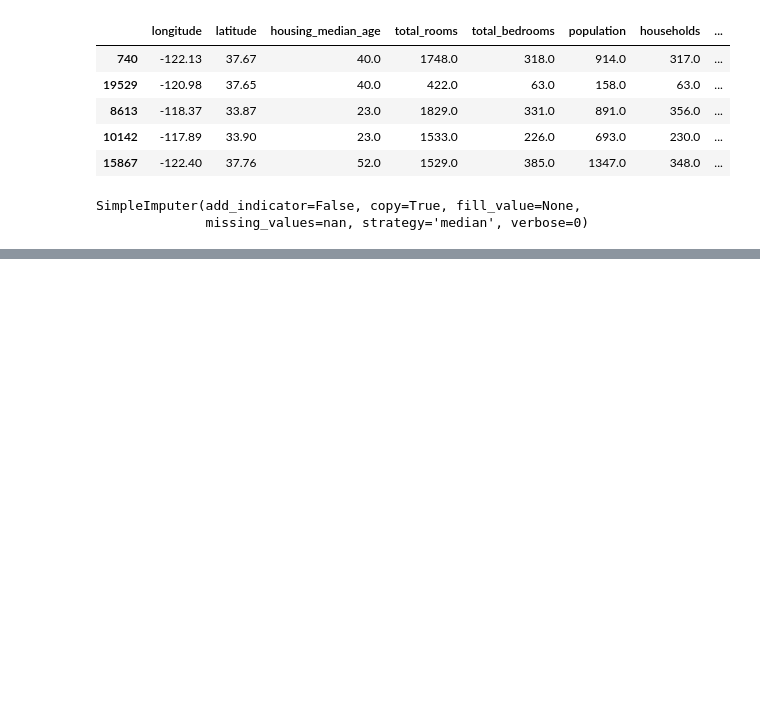
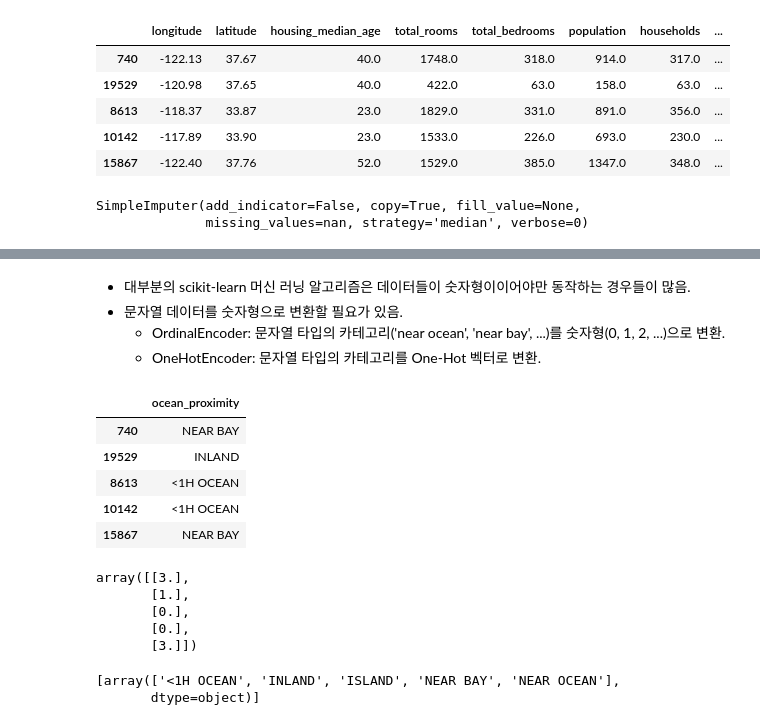
Before and after one commit to JakeOh/202011_itw_pyml_wkd, a Jupyter notebook: ml01.ipynb, the cells around one changed output, grey strips where cells are left out. Saved outputs shown, nothing was run; the diff lists cells and outputs as text; code cells hidden in the pictures; blank space fills up the shorter version.

```diff
--- a/ml01.ipynb
+++ b/ml01.ipynb
@@ -333,0 +402,16 @@ array([-118.49   ,   34.26   ,   29.     , 2122.5    ,  434.     ,
+# %% [markdown]
+* 대부분의 scikit-learn 머신 러닝 알고리즘은 데이터들이 숫자형이이어야만 동작하는 경우들이 많음.
+* 문자열 데이터를 숫자형으로 변환할 필요가 있음.
+    * OrdinalEncoder: 문자열 타입의 카테고리('near ocean', 'near bay', ...)를 숫자형(0, 1, 2, ...)으로 변환.
+    * OneHotEncoder: 문자열 타입의 카테고리를 One-Hot 벡터로 변환.
+# %%
+# 훈련 셋(housing)에서 문자열 타입의 컬럼들만 선택.
+housing_category = housing[['ocean_proximity']]
+housing_category.head()
+# %% [output]
+|  | ocean_proximity |
+| 740 | NEAR BAY |
+| 19529 | INLAND |
+| 8613 | <1H OCEAN |
+| 10142 | <1H OCEAN |
+| 15867 | NEAR BAY |
@@ -333,0 +422,15 @@ array([-118.49   ,   34.26   ,   29.     , 2122.5    ,  434.     ,
+# %%
+# 훈련 셋의 데이터를 변환(변환하기 위해서 필요한 카테고리 찾음 -> 변환)
+housing_category_encoded = ord_enc.fit_transform(X=housing_category)
+housing_category_encoded[:5]
+# %% [output]
+array([[3.],
+       [1.],
+       [0.],
+       [0.],
+       [3.]])
+# %%
+ord_enc.categories_
+# %% [output]
+[array(['<1H OCEAN', 'INLAND', 'ISLAND', 'NEAR BAY', 'NEAR OCEAN'],
+       dtype=object)]
```
Also changed, not shown: parts of 18 cells of this notebook.
